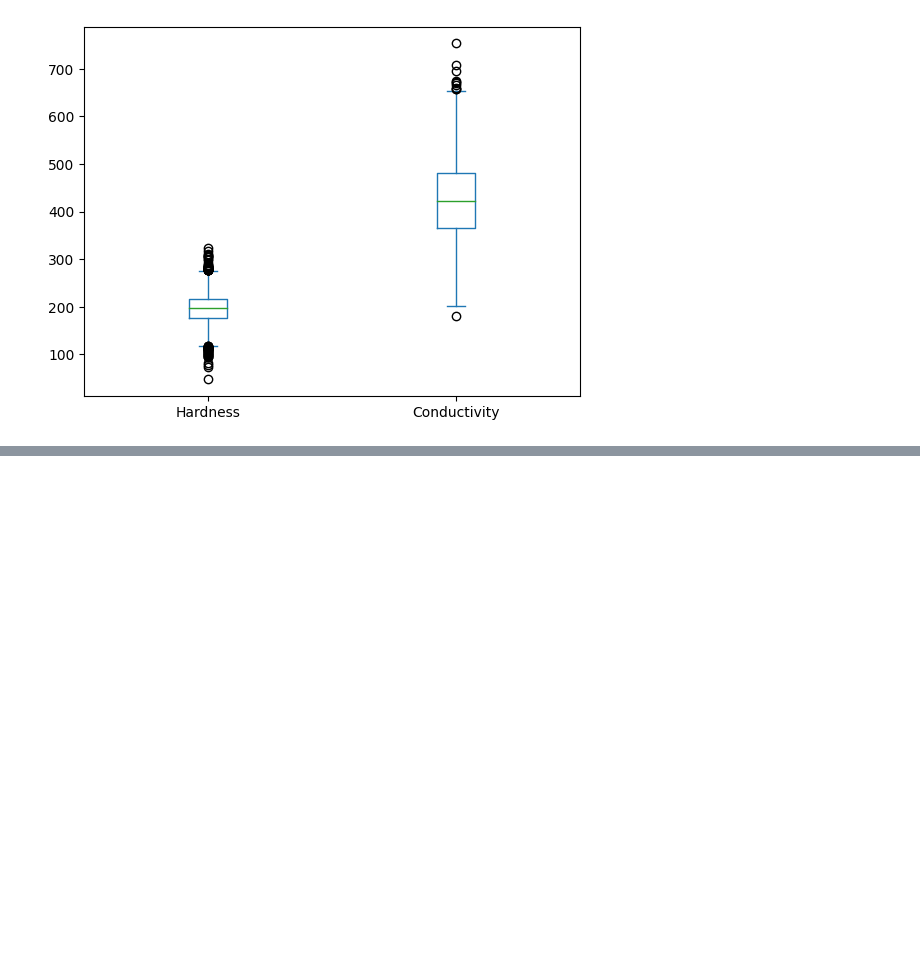
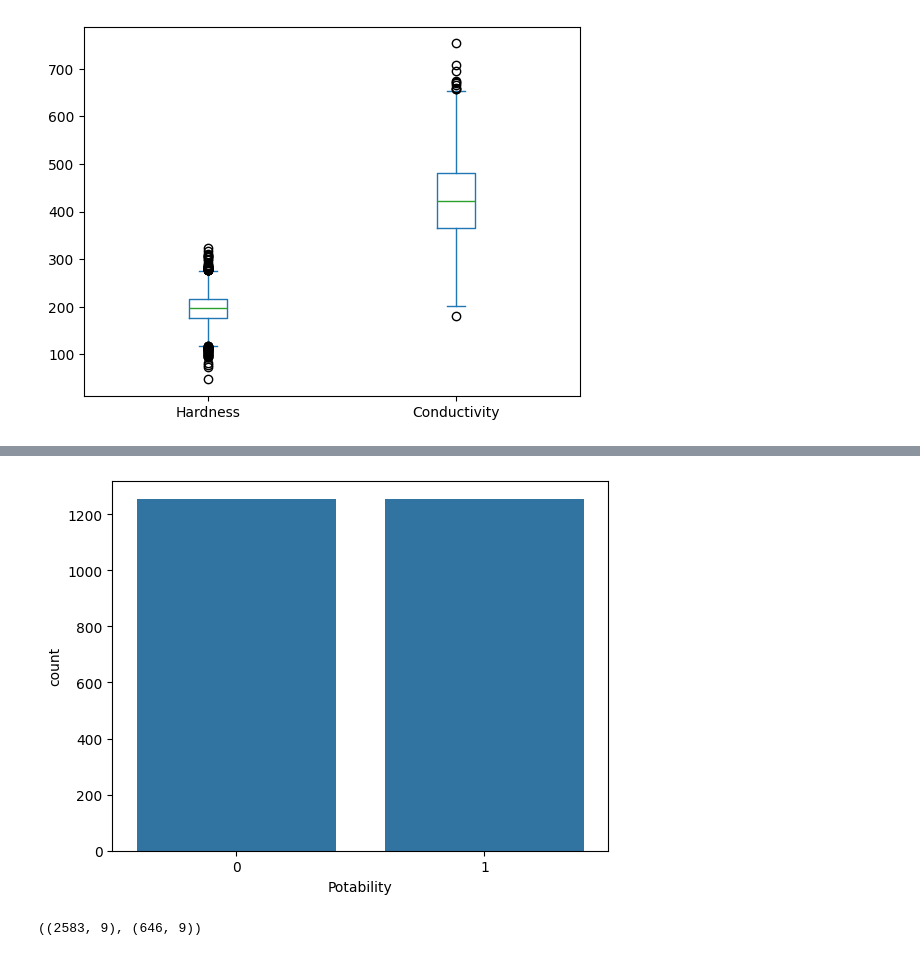
Before and after one commit to anastasijasavov/machine-learning, a Jupyter notebook: notebooks/Water Potability preprocessing.ipynb, the cells around one changed output, grey strips where cells are left out. Cells and saved outputs as stored; diff of their text form; code cells hidden in the pictures; blank space fills up the shorter version.

Commit message:
add random forest, resampling, outlier detection

```diff
--- a/notebooks/Water Potability preprocessing.ipynb
+++ b/notebooks/Water Potability preprocessing.ipynb
@@ -92,0 +151,20 @@ plt.show()
+# %%
+from scipy import stats
+
+
+
+Q1 = df['Solids'].quantile(0.25)
+Q3 = df['Solids'].quantile(0.75)
+IQR = Q3 - Q1
+lower = Q1 - 1.5*IQR
+upper = Q3 + 1.5*IQR
+
+# Create arrays of Boolean values indicating the outlier rows
+upper_array = np.where(df['Solids'] >= upper)[0]
+lower_array = np.where(df['Solids'] <= lower)[0]
+
+# Removing the outliers
+df.drop(index=upper_array, inplace=True)
+df.drop(index=lower_array, inplace=True)
+
+print("New Shape: ", df.shape)
@@ -92,0 +213,30 @@ plt.show()
+# %%
+# undersampling
+
+
+minority_class = df[df['Potability'] == 1] # minority class
+majority_class = df[df['Potability'] == 0] # majority class
+
+# Downsample the majority class
+majority_downsampled = resample(majority_class, replace=False, n_samples=len(minority_class), random_state=42)
+
+# Combine the downsampled majority class with the minority class
+balanced_data = pd.concat([minority_class, majority_downsampled])
+# %%
+sns.countplot(balanced_data, x = balanced_data["Potability"])
+plt.show()
+# %% [output]
+[figure, added]
+# %%
+from sklearn.model_selection import train_test_split
+from sklearn.metrics import classification_report
+
+Y_resampled = df['Potability']
+X_resampled = df.drop(['Potability'], axis = 1)
+X_train, X_test, y_train, y_test = train_test_split(X_resampled, Y_resampled, test_size=0.2, random_state=42)
+
+# check the shape of X_train and X_test
+
+X_train.shape, X_test.shape
+# %% [output]
+((2583, 9), (646, 9))
```
Also changed, not shown: parts of 16 cells of this notebook.
